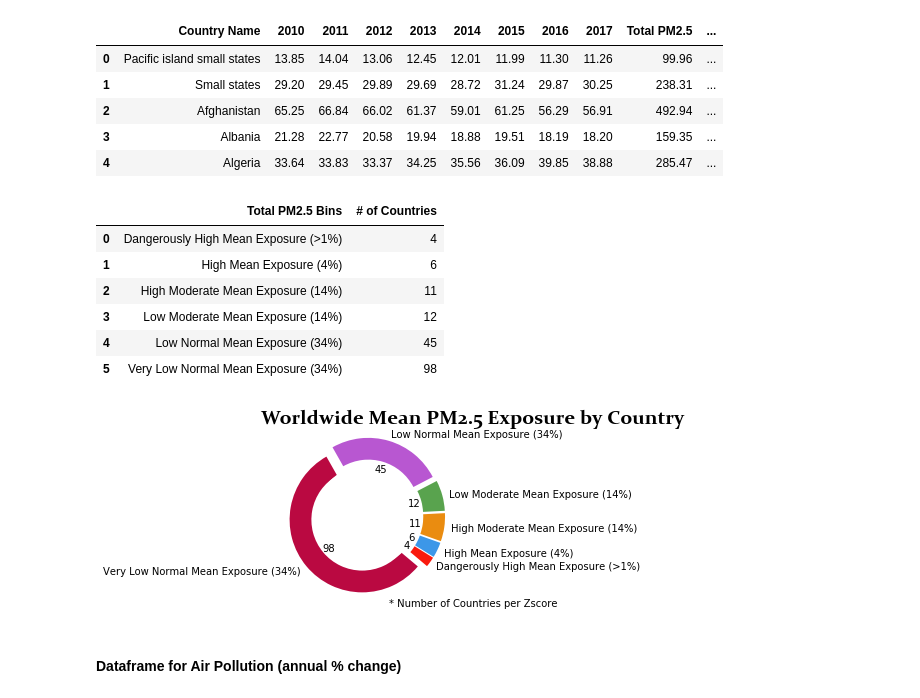
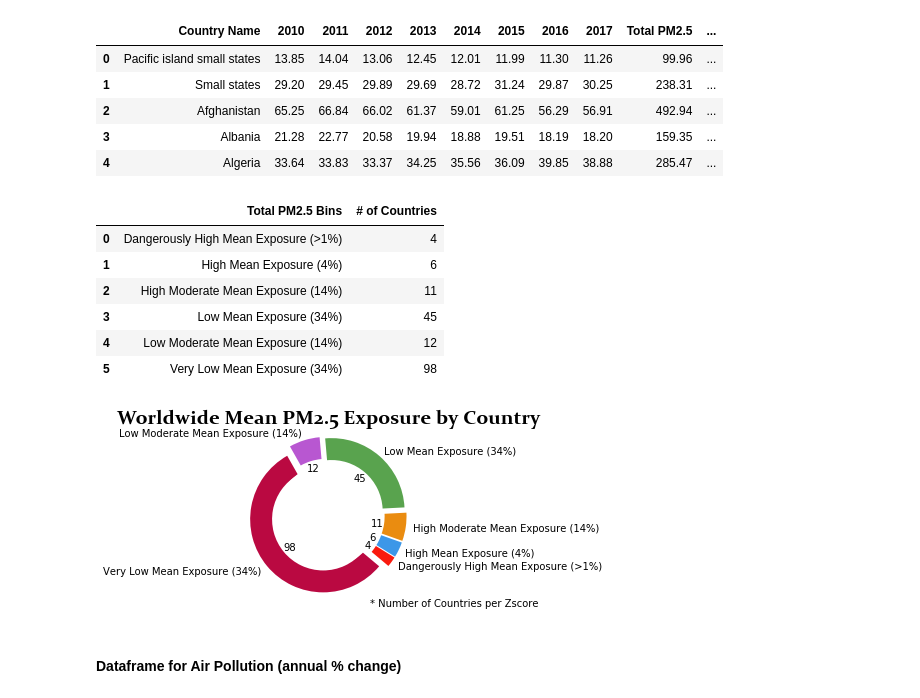
Before and after one commit to JosefinaAureaAmaro/00_Project_Python_DataAnalysis, a Jupyter notebook: Summarized_Dataframe_Analysis.ipynb, the cells around one changed output. Cells and saved outputs as stored; diff of their text form; code cells hidden in the pictures.

Commit message:
finalized pie chart analysis

```diff
--- a/Summarized_Dataframe_Analysis.ipynb
+++ b/Summarized_Dataframe_Analysis.ipynb
@@ -317,9 +317,9 @@ PM25_bins = []
 
 for rows in air_pollu_bin_df['Zscore']:
      if -1 < rows <= 0:
-        rows = 'Very Low Normal Mean Exposure (34%)'
+        rows = 'Very Low Mean Exposure (34%)'
      elif 0 < rows <= 1:
-        rows = 'Low Normal Mean Exposure (34%)'
+        rows = 'Low Mean Exposure (34%)'
      elif -1 > rows >= -2:
         rows = 'Low Moderate Mean Exposure (14%)'
      elif  1 < rows <= 2:
@@ -351,13 +351,13 @@ summary_air_table
 | 0 | Dangerously High Mean Exposure (>1%) | 4 |
 | 1 | High Mean Exposure (4%) | 6 |
 | 2 | High Moderate Mean Exposure (14%) | 11 |
-| 3 | Low Moderate Mean Exposure (14%) | 12 |
-| 4 | Low Normal Mean Exposure (34%) | 45 |
-| 5 | Very Low Normal Mean Exposure (34%) | 98 |
+| 3 | Low Mean Exposure (34%) | 45 |
+| 4 | Low Moderate Mean Exposure (14%) | 12 |
+| 5 | Very Low Mean Exposure (34%) | 98 |
 # %%
 #set labels and data for pie chart
-labels = list(summary_air_table['Total PM2.5 Bins'])
-data = list(summary_air_table['# of Countries'])
+air_labels = list(summary_air_table['Total PM2.5 Bins'])
+air_data = list(summary_air_table['# of Countries'])
 # %%
 fig, ax = plt.subplots(figsize=(6, 3), subplot_kw=dict(aspect="equal"))
 
@@ -369,36 +369,38 @@ def autopct_format(values):
         return '{v:d}'.format(v=val)
     return my_format
 
 #colors (rpg)
 colors = ['#f91a0e','#3c97e8','#ea8c10','#59a34e','#b857d1','#ba0941']
 
 #explsion
 explode = (0.08,0.08,0.08,0.08,0.08,0.08)
 
 #format chart
-wedges, texts, autotexts = ax.pie(data, labels=labels, colors=colors, wedgeprops=dict(width=0.3), autopct=autopct_format(data),textprops=dict(color="black"), startangle=-40, explode = explode)
+wedges, texts, autotexts = ax.pie(air_data, labels=air_labels, colors=colors, wedgeprops=dict(width=0.3), autopct=autopct_format(air_data),textprops=dict(color="black"), startangle=-40, explode = explode)
 
 
 #to make circle chart
 centre_circle = plt.Circle((0,0),0.70,fc='white')
 fig = plt.gcf()
 fig.gca().add_artist(centre_circle)
 
 #change font of headers
 hfont= {'fontname': 'Constantia'}
 tfont = {'fontname': 'Constantia'}
 
-ax.set_title("Worldwide Mean PM2.5 Exposure by Country" , loc='left', **hfont, weight='bold', size=20)
+ax.set_title("Worldwide Mean PM2.5 Exposure by Country" , loc='center', **hfont, weight='bold', size=20)
 
 #to add comment at the edge of chart
 plt.gcf().text(0.93,0.04,"* Number of Countries per Zscore", ha="right")
 
 # Equal aspect ratio ensures that pie is drawn as a circle
 ax.axis('equal')
 plt.tight_layout()
+
+plt.savefig('World_PM25_pie.png',dpi=100, bbox_inches = 'tight')
 plt.show()
 # %% [output]
-[figure, old version]
+[figure, new version]
 # %%
 #source['piechart']: https://matplotlib.org/3.1.0/gallery/pie_and_polar_charts/pie_and_donut_labels.html#sphx-glr-gallery-pie-and-polar-charts-pie-and-donut-labels-py
 #source['data label']:https://stackoverflow.com/questions/53782591/how-to-display-actual-values-instead-of-percentages-on-my-pie-chart-using-matpl
```
Also changed, not shown: parts of 13 cells of this notebook.
